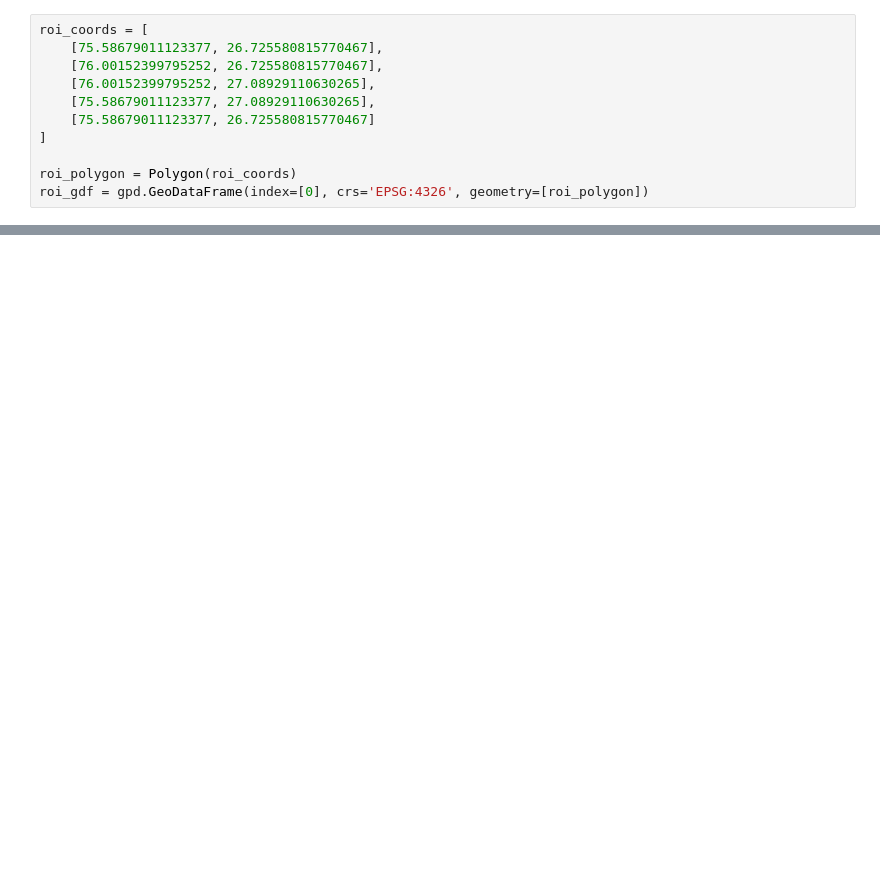
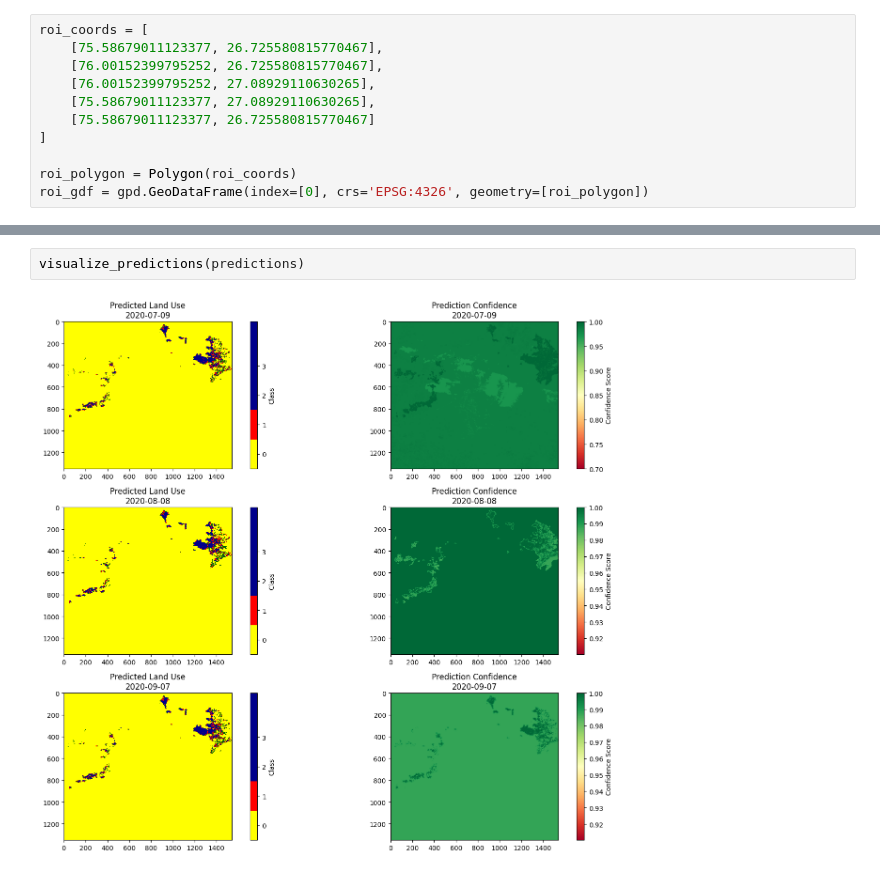
Before and after one commit to imranadas/CE712-Project---Integrating-AI-with-Remote-Sensing-for-Predictive-Land-Use-Change-Models, a Jupyter notebook: code.ipynb, the cells around one changed output, grey strips where cells are left out. Cells and saved outputs as stored; diff of their text form; blank space fills up the shorter version.

```diff
--- a/code.ipynb
+++ b/code.ipynb
@@ -112,0 +123,4 @@ else:
+# %%
+visualize_predictions(predictions)
+# %% [output]
+[figure, added]
```
Also changed, not shown: parts of 24 cells of this notebook, 3 other files.
